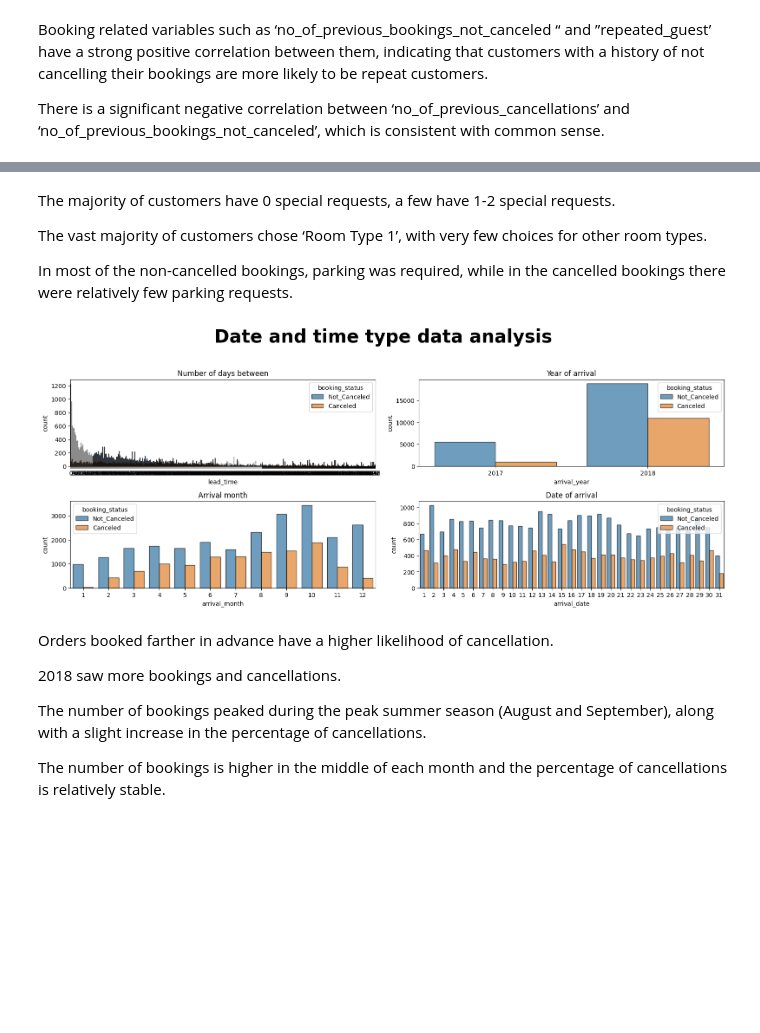
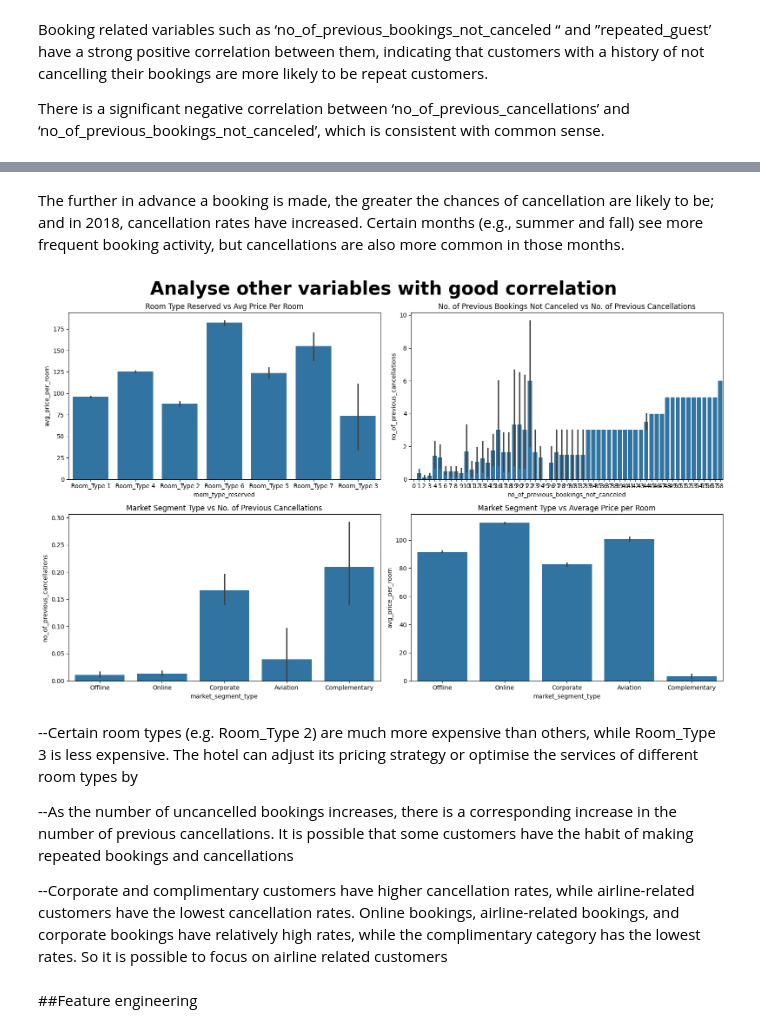
Before and after one commit to guanzi96/spbu-machine-learning-tasks, a Jupyter notebook: hw1_cassification _regression.ipynb, the cells around one changed output, grey strips where cells are left out. Saved outputs shown, nothing was run; the diff lists cells and outputs as text; code cells hidden in the pictures; blank space fills up the shorter version.

Commit message:
Modified the document based on the comments.
Completed the changes required by the comments

```diff
--- a/hw1_cassification _regression.ipynb
+++ b/hw1_cassification _regression.ipynb
@@ -237,34 +187,42 @@ plt.show()
-# %% [markdown]
-The majority of customers have 0 special requests, a few have 1-2 special requests.
-
-The vast majority of customers chose ‘Room Type 1’, with very few choices for other room types.
-
-In most of the non-cancelled bookings, parking was required, while in the cancelled bookings there were relatively few parking requests.
-# %%
-plt.figure(figsize=(16, 12))
-plt.suptitle("Date and time type data analysis", fontweight = "bold", fontsize = 30)
-
-# Number of days between
-plot_countplot(1, 'lead_time', 'booking_status', 'Number of days between', df,hue = True)
-# Year of arrival
-plot_countplot(2, 'arrival_year', 'booking_status', 'Year of arrival', df,hue = True)
-# Arrival month
-plot_countplot(3, 'arrival_month', 'booking_status', 'Arrival month', df,hue = True)
-# Date of arrival
-plot_countplot(4, 'arrival_date', 'booking_status', 'Date of arrival', df,hue = True)
-
-plt.tight_layout(rect=[0, 0, 1, 0.96])
-plt.show()
-# %% [output]
-[figure, removed]
-# %% [markdown]
-Orders booked farther in advance have a higher likelihood of cancellation.
-
-2018 saw more bookings and cancellations.
-
-The number of bookings peaked during the peak summer season (August and September), along with a slight increase in the percentage of cancellations.
-
-The number of bookings is higher in the middle of each month and the percentage of cancellations is relatively stable.
+# %% [markdown]
+The further in advance a booking is made, the greater the chances of cancellation are likely to be; and in 2018, cancellation rates have increased. Certain months (e.g., summer and fall) see more frequent booking activity, but cancellations are also more common in those months.
+# %%
+plt.figure(figsize=(16, 10))
+plt.suptitle("Analyse other variables with good correlation", fontweight = "bold", fontsize = 30)
+# Room Type Reserved vs Avg Price Per Room
+plt.subplot(2, 2, 1)
+sns.barplot(x='room_type_reserved', y='avg_price_per_room', data=df)
+plt.title('Room Type Reserved vs Avg Price Per Room')
+
+# No. of Previous Bookings Not Canceled vs No. of Previous Cancellations
+plt.subplot(2, 2, 2)
+sns.barplot(x='no_of_previous_bookings_not_canceled', y='no_of_previous_cancellations', data=df)
+plt.title('No. of Previous Bookings Not Canceled vs No. of Previous Cancellations')
+
+# Market Segment Type vs No. of Previous Cancellations
+plt.subplot(2, 2, 3)
+sns.barplot(x='market_segment_type', y='no_of_previous_cancellations', data=df)
+plt.title('Market Segment Type vs No. of Previous Cancellations')
+
+# Market Segment Type vs Average Price per Room
+plt.subplot(2, 2, 4)
+sns.barplot(x='market_segment_type', y='avg_price_per_room', data=df)
+plt.title('Market Segment Type vs Average Price per Room')
+
+
+plt.tight_layout()
+plt.show()
+# %% [output]
+[figure, added]
+# %% [markdown]
+--Certain room types (e.g. Room_Type 2) are much more expensive than others, while Room_Type 3 is less expensive. The hotel can adjust its pricing strategy or optimise the services of different room types by
+
+--As the number of uncancelled bookings increases, there is a corresponding increase in the number of previous cancellations. It is possible that some customers have the habit of making repeated bookings and cancellations
+
+--Corporate and complimentary customers have higher cancellation rates, while airline-related customers have the lowest cancellation rates. Online bookings, airline-related bookings, and corporate bookings have relatively high rates, while the complimentary category has the lowest rates.
+So it is possible to focus on airline related customers
+# %% [markdown]
+##Feature engineering
 # %%
 df = df.drop('Booking_ID', axis = 1)
 # %%
```
Also changed, not shown: parts of 16 cells of this notebook.
